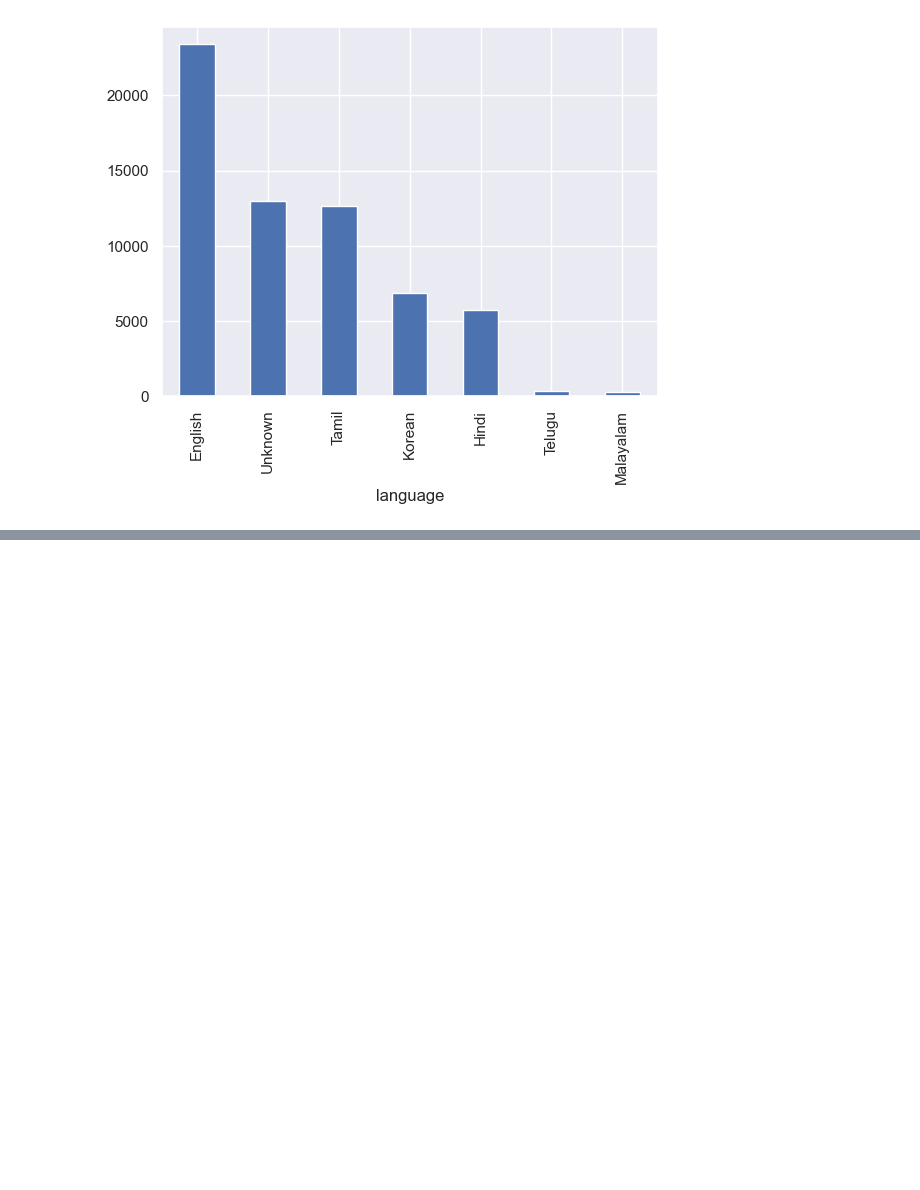
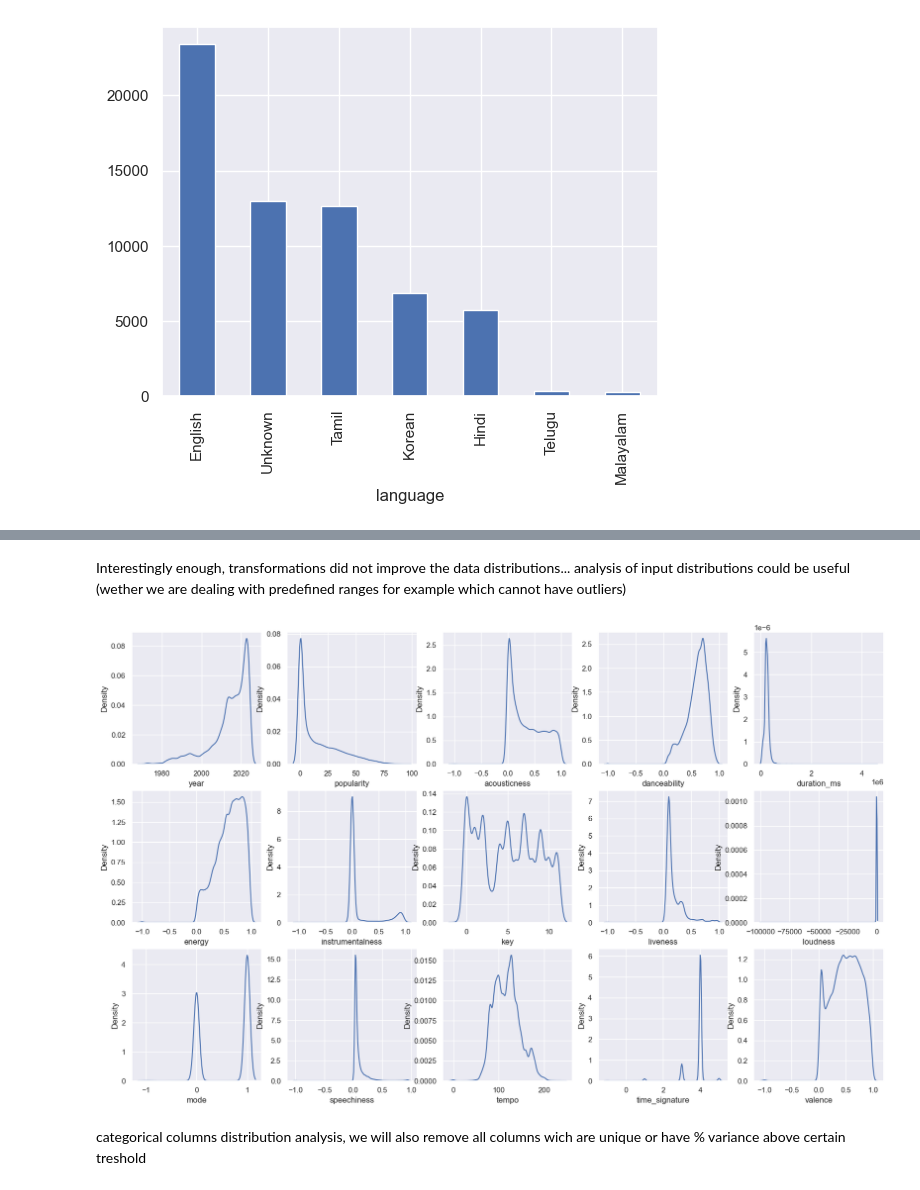
Before and after one commit to Sammuel21/pridav-music-project, a Jupyter notebook: Development/gulas16/eda.ipynb, the cells around one changed output, grey strips where cells are left out. Cells and saved outputs as stored; diff of their text form; code cells hidden in the pictures; blank space fills up the shorter version.

```diff
--- a/Development/gulas16/eda.ipynb
+++ b/Development/gulas16/eda.ipynb
@@ -119,0 +142,18 @@ data['language'].value_counts().plot.bar()
+# %% [markdown]
+Interestingly enough, transformations did not improve the data distributions... analysis of input distributions could be useful (wether we are dealing with predefined ranges for example which cannot have outliers)
+# %%
+fig, axs = plt.subplots(3, 5, figsize=(20, 12))
+
+axs = axs.flatten()
+
+for i, col in enumerate(numeric_data.columns):
+
+    column = numeric_data[col]
+
+    sns.kdeplot(data=column, ax=axs[i], label='Input distribution')
+    #sns.kdeplot(data=custom_log_transform(column), ax=axs[i], label='Log transformed')
+    #sns.kdeplot(data=custom_sqrt_transform(column), ax=axs[i], label='Sqrt transformed')
+# %% [output]
+[figure, added]
+# %% [markdown]
+categorical columns distribution analysis, we will also remove all columns wich are unique or have % variance above certain treshold
```
Also changed, not shown: parts of 18 cells of this notebook.
